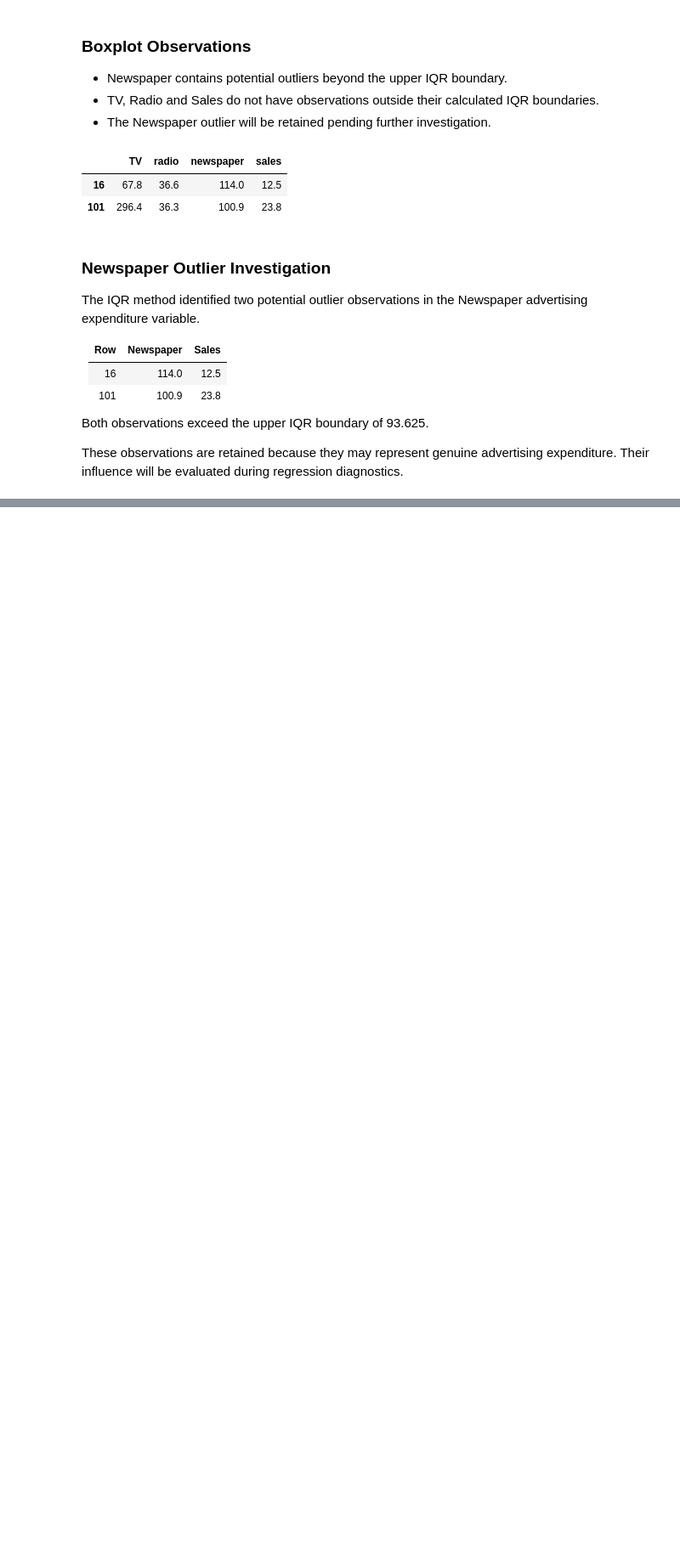
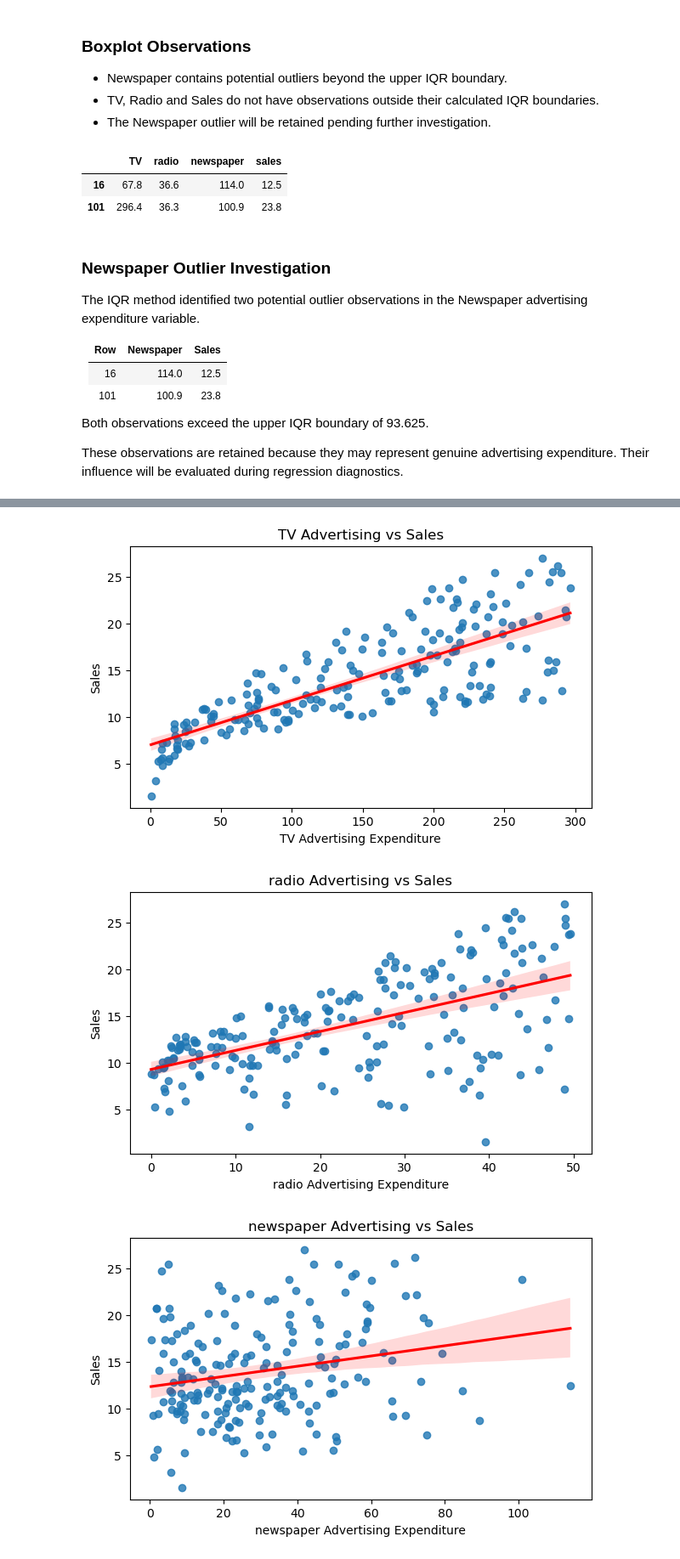
Before and after one commit to DishaaShankar/marketing-regression-case-study, a Jupyter notebook: Notebooks/2_eda.ipynb, the cells around one changed output, grey strips where cells are left out. Shown at 85% size. Drawn from its saved outputs; the diff is of its cells as text; code cells hidden in the pictures; blank space fills up the shorter version.

```diff
--- a/Notebooks/2_eda.ipynb
+++ b/Notebooks/2_eda.ipynb
@@ -181,0 +184,20 @@ evaluated during regression diagnostics.
+# %%
+for col in ["TV", "radio", "newspaper"]:
+    plt.figure(figsize=(7, 4))
+
+    sns.regplot(
+        data=df,
+        x=col,
+        y="sales",
+        line_kws={"color": "red"}
+    )
+
+    plt.title(f"{col} Advertising vs Sales")
+    plt.xlabel(f"{col} Advertising Expenditure")
+    plt.ylabel("Sales")
+
+    plt.show()
+# %% [output]
+[figure, added]
+[figure, added]
+[figure, added]
```
Also changed, not shown: parts of 5 cells of this notebook.
